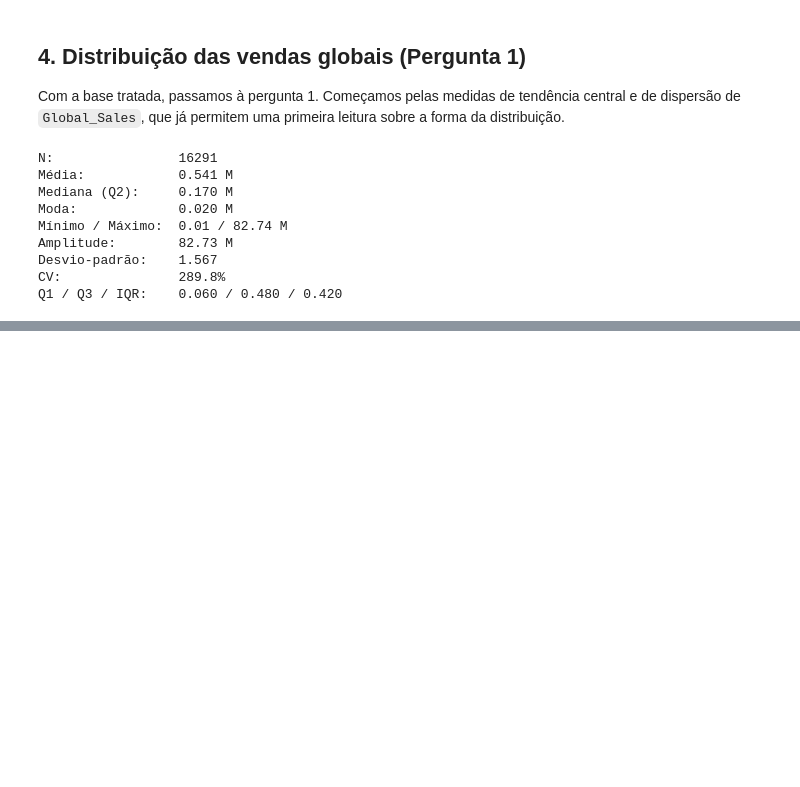
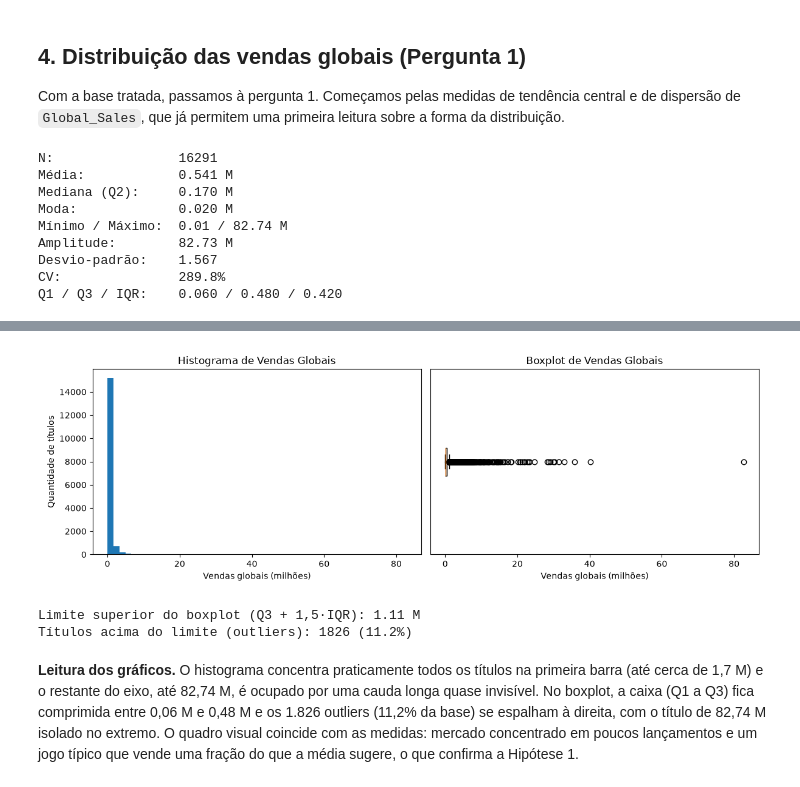
Before and after one commit to guilhermetlmelo/ProjetoEstatistica, a Jupyter notebook: process.ipynb, the cells around one changed output, grey strips where cells are left out. Saved outputs shown, nothing was run; the diff lists cells and outputs as text; code cells hidden in the pictures; blank space fills up the shorter version.

Commit message:
Adiciona assimetria/curtose e histograma+boxplot das vendas globais

```diff
--- a/process.ipynb
+++ b/process.ipynb
@@ -149,0 +179,26 @@ Q1 / Q3 / IQR:    0.060 / 0.480 / 0.420
+# %%
+fig, axes = plt.subplots(1, 2, figsize=(12, 4))
+
+axes[0].hist(vendas, bins=50)
+axes[0].set_title("Histograma de Vendas Globais")
+axes[0].set_xlabel("Vendas globais (milhões)")
+axes[0].set_ylabel("Quantidade de títulos")
+
+axes[1].boxplot(vendas, orientation="horizontal")
+axes[1].set_title("Boxplot de Vendas Globais")
+axes[1].set_xlabel("Vendas globais (milhões)")
+axes[1].set_yticks([])
+
+plt.tight_layout()
+plt.show()
+
+limite_sup = Q3 + 1.5 * IQR
+outliers   = (vendas > limite_sup).sum()
+print(f"Limite superior do boxplot (Q3 + 1,5·IQR): {limite_sup:.2f} M")
+print(f"Títulos acima do limite (outliers): {outliers} ({outliers/len(vendas)*100:.1f}%)")
+# %% [output]
+[figure, added]
+Limite superior do boxplot (Q3 + 1,5·IQR): 1.11 M
+Títulos acima do limite (outliers): 1826 (11.2%)
+# %% [markdown]
+**Leitura dos gráficos.** O histograma concentra praticamente todos os títulos na primeira barra (até cerca de 1,7 M) e o restante do eixo, até 82,74 M, é ocupado por uma cauda longa quase invisível. No boxplot, a caixa (Q1 a Q3) fica comprimida entre 0,06 M e 0,48 M e os 1.826 outliers (11,2% da base) se espalham à direita, com o título de 82,74 M isolado no extremo. O quadro visual coincide com as medidas: mercado concentrado em poucos lançamentos e um jogo típico que vende uma fração do que a média sugere, o que confirma a Hipótese 1.
```
Also changed, not shown: parts of 3 cells of this notebook.
